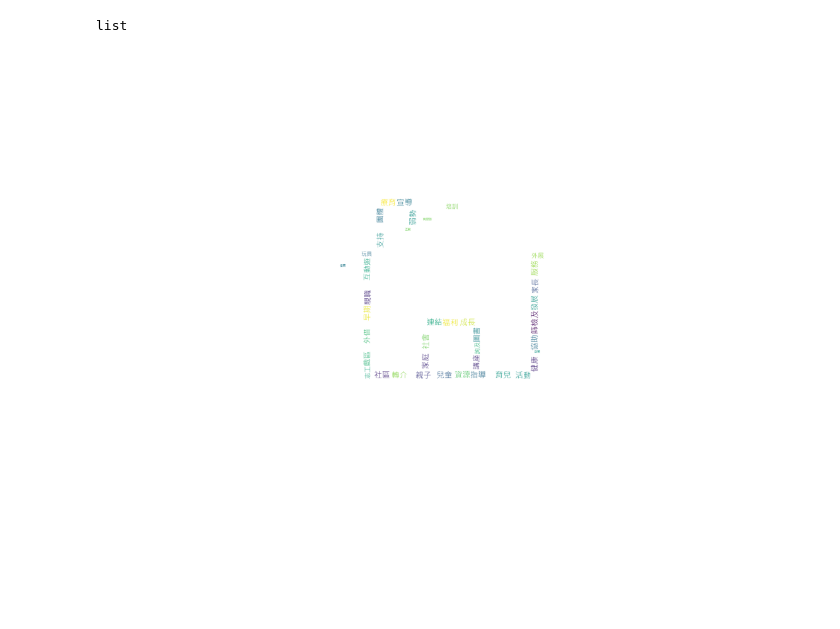
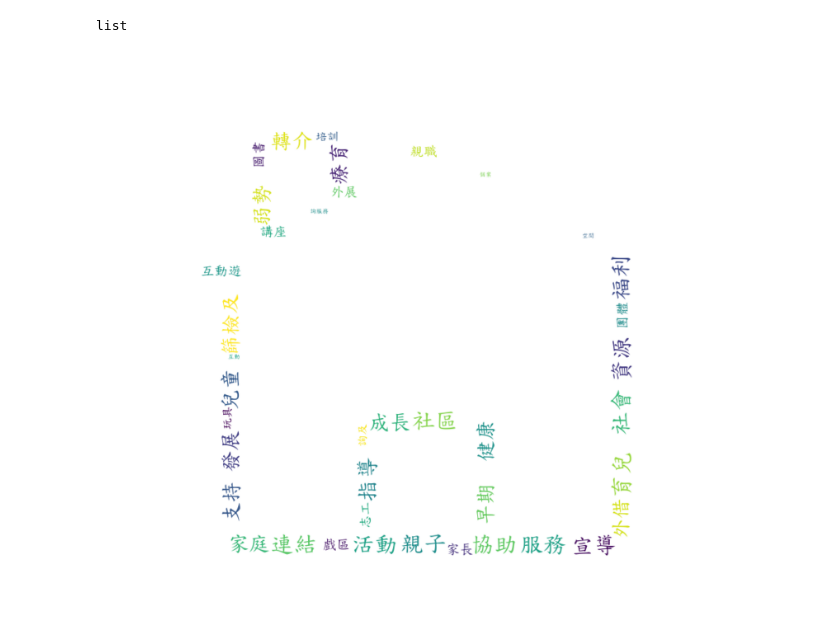
Before and after one commit to chang6616/python, a Jupyter notebook: homework4/hw4-1116.ipynb, the cells around one changed output. Drawn from its saved outputs; the diff is of its cells as text; code cells hidden in the pictures; blank space fills up the shorter version.

```diff
--- a/homework4/hw4-1116.ipynb
+++ b/homework4/hw4-1116.ipynb
@@ -59,21 +59,21 @@ list
 # %%
 flat = [x for datalist in data_seg_list for x in datalist]
 diction = Counter(flat)
 
 from PIL import Image
 import matplotlib.pyplot as plt
 from wordcloud import WordCloud
 
 mask = np.array(Image.open("house.jpg"))
-font = "C:\Windows\Fonts\MSJH.TTC"
+font = "C:\Windows\Fonts\kaiu.ttf"
 
 wordcloud = WordCloud(background_color = "white", font_path=font, mask = mask)
 wordcloud.generate_from_frequencies(diction)
 
 
-plt.figure(figsize=(20,20))
+plt.figure(figsize=(30,30))
 plt.imshow(wordcloud)
 plt.axis("off")
 plt.show()
 # %% [output]
-[figure, old version]
+[figure, new version]
```
